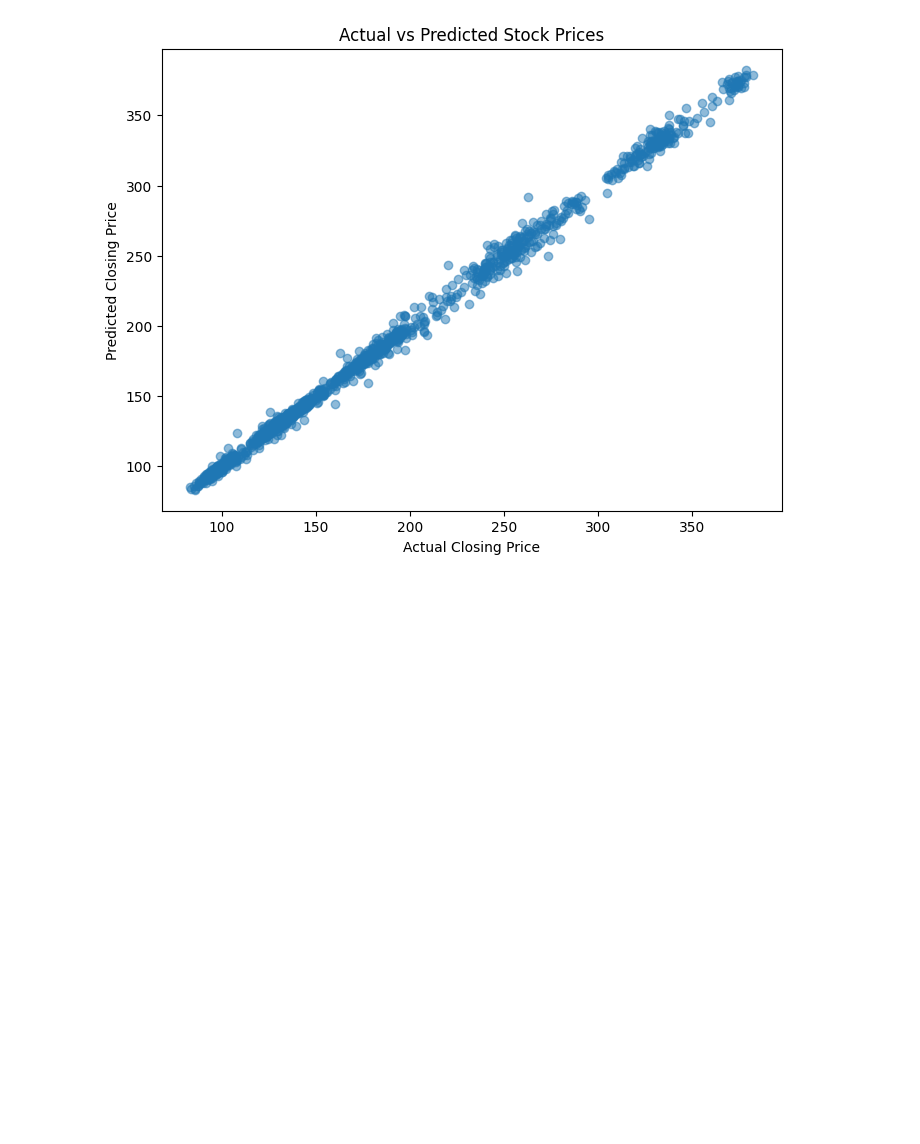
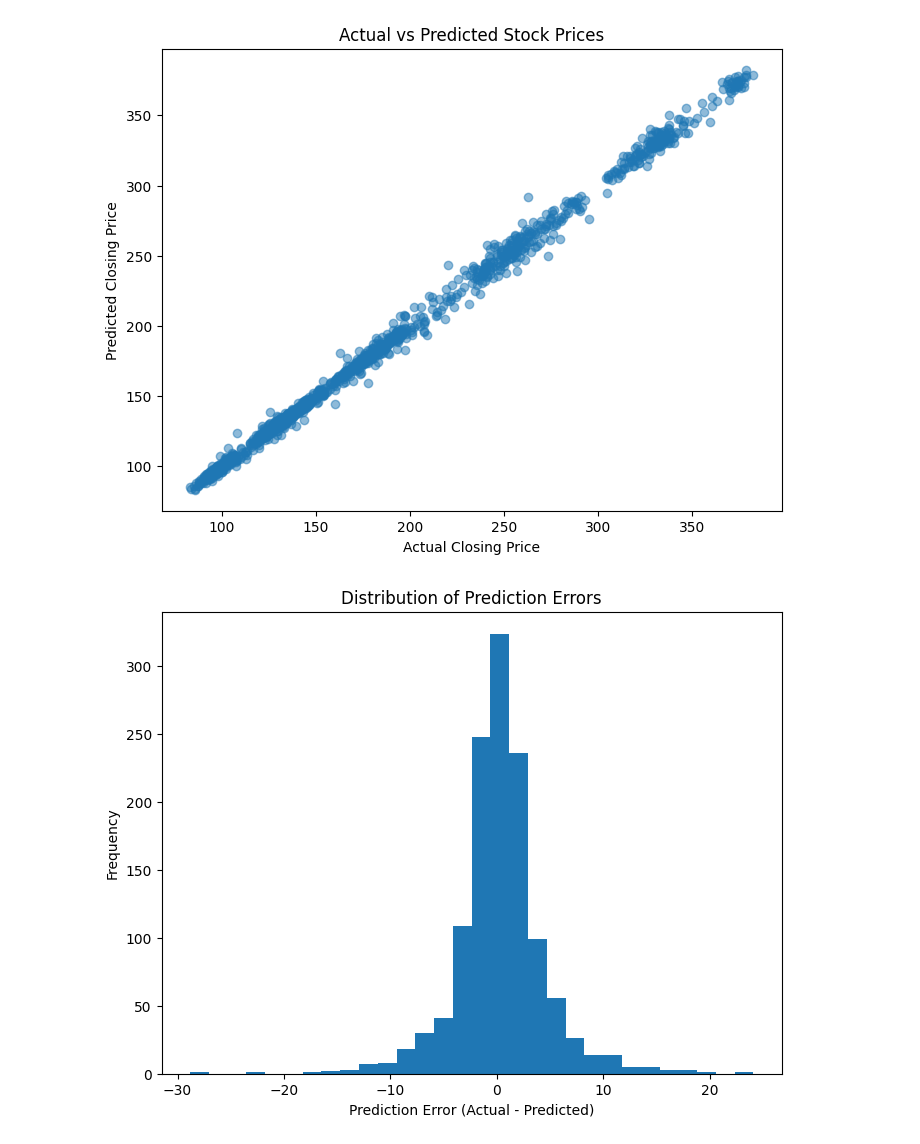
Before and after one commit to Jeffrey-AI-research/Stock-Market-Predictions-AI-Research, a Jupyter notebook: Stock_Market_Predictions_AI_Research_(LR_Revision_2).ipynb, the cells around one changed output. Cells and saved outputs as stored; diff of their text form; code cells hidden in the pictures; blank space fills up the shorter version.

```diff
--- a/Stock_Market_Predictions_AI_Research_(LR_Revision_2).ipynb
+++ b/Stock_Market_Predictions_AI_Research_(LR_Revision_2).ipynb
@@ -159,0 +170,10 @@ y_pred = model.predict(X_test) # Predict stock prices
+# %%
+y_pred = model.predict(X_test) # Predict stock prices
+results = pd.DataFrame({
+    "Actual": y_test,
+    "Predicted": y_pred
+})
+results["Error"] = results["Actual"] - results["Predicted"]
+results["Absolute Error"] = abs(results["Error"])
+
+print(results.sort_values("Absolute Error", ascending=False).head(10))
@@ -182,3 +214,14 @@ plt.savefig("Actual_vs_Predicted.png", dpi=300, bbox_inches="tight")
 plt.show()
 # %% [output]
 [figure]
+# %%
+plt.figure(figsize=(8,6))
+plt.hist(results["Error"], bins=30)
+plt.title("Distribution of Prediction Errors")
+plt.xlabel("Prediction Error (Actual - Predicted)")
+plt.ylabel("Frequency")
+
+plt.savefig("error_distribution.png", dpi=300, bbox_inches="tight")
+plt.show()
+# %% [output]
+[figure, added]
```
Also changed, not shown: parts of 3 cells of this notebook.
